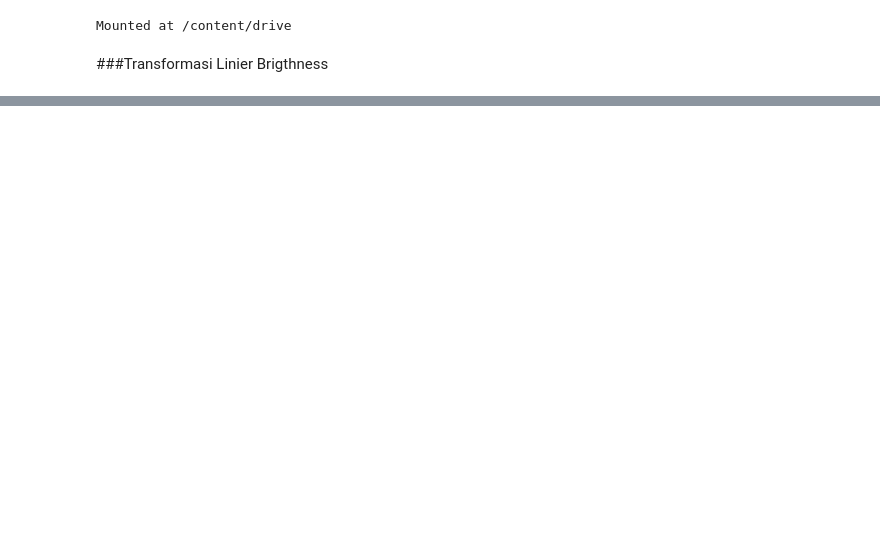
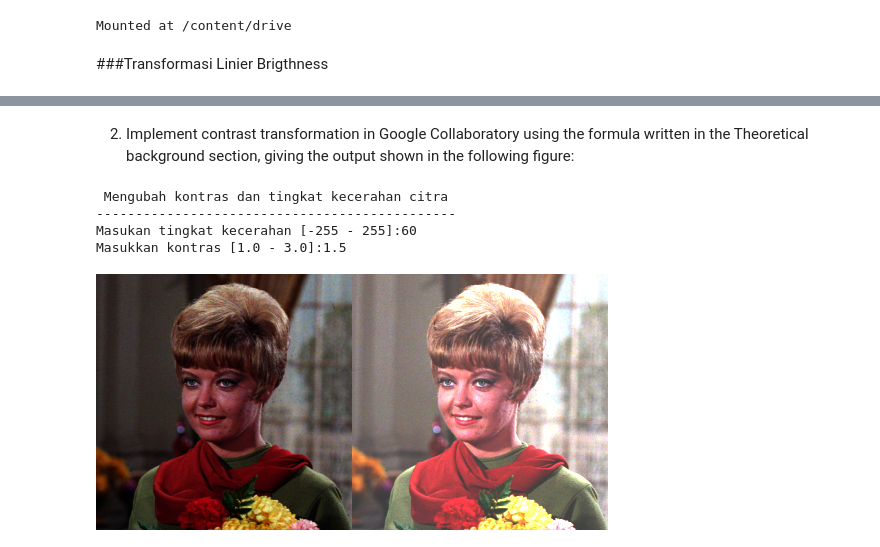
Before and after one commit to aminyG/PCVK_Ganjil_2023, a Jupyter notebook: Week3.ipynb, the cells around one changed output, grey strips where cells are left out. Drawn from its saved outputs; the diff is of its cells as text; code cells hidden in the pictures; blank space fills up the shorter version.

```diff
--- a/Week3.ipynb
+++ b/Week3.ipynb
@@ -37,0 +57,28 @@ cv2_imshow(final_frame)
+# %% [markdown]
+2. Implement contrast transformation in Google Collaboratory using the formula written in the Theoretical background section, giving the output shown in the following figure:
+# %%
+print(' Mengubah kontras dan tingkat kecerahan citra ')
+print('----------------------------------------------')
+
+try:
+  brightness = int(input('Masukan tingkat kecerahan [-255 - 255]:'))
+  contrast = float(input('Masukkan kontras [1.0 - 3.0]:'))
+except ValueError:
+  print('Error, not a number')
+
+original = cv.imread('/content/drive/MyDrive/pcvk/photo/female.tiff')
+contrast_image = np.zeros(original.shape, original.dtype)
+
+for y in range(original.shape[0]):
+  for x in range(original.shape[1]):
+    for c in range(original.shape[2]):
+      contrast_image[y,x,c] = np.clip(contrast*original[y,x,c] + brightness, 0, 255)
+
+final_frame = cv.hconcat((original, contrast_image))
+cv2_imshow(final_frame)
+# %% [output]
+ Mengubah kontras dan tingkat kecerahan citra
+----------------------------------------------
+Masukan tingkat kecerahan [-255 - 255]:60
+Masukkan kontras [1.0 - 3.0]:1.5
+[figure, added]
```
Also changed, not shown: parts of 7 cells of this notebook.
